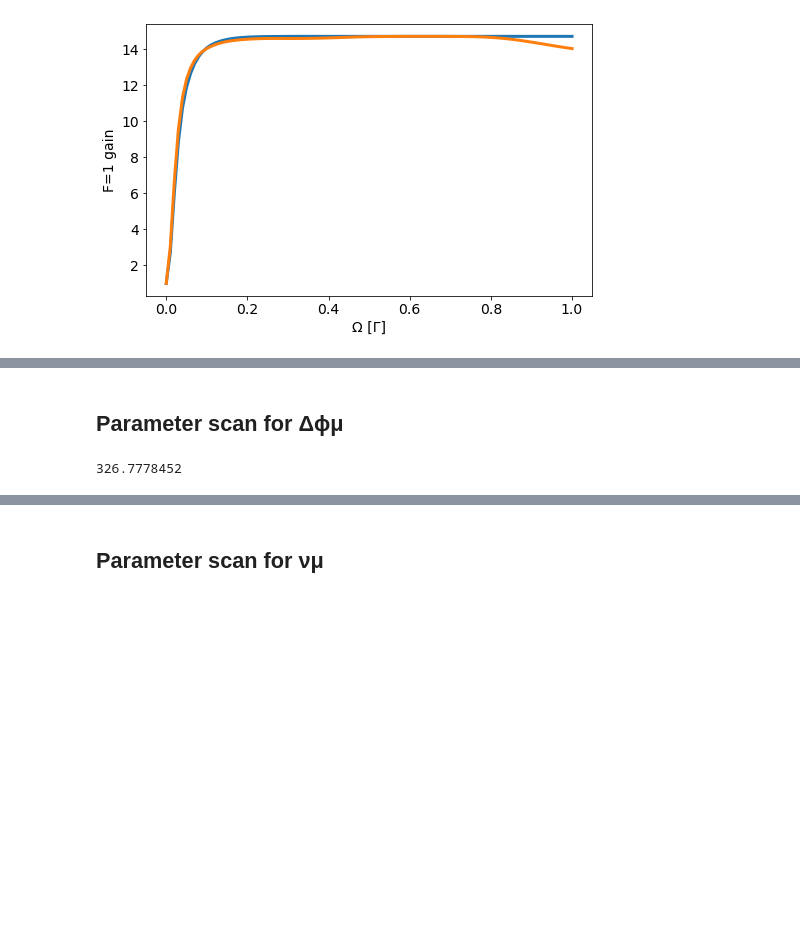
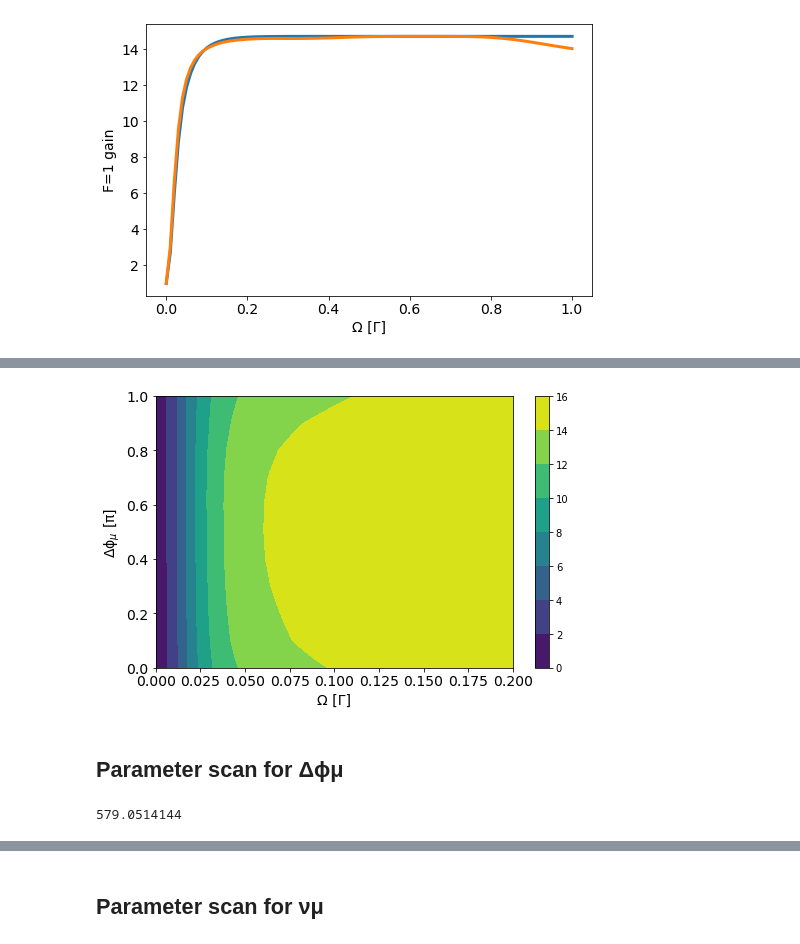
Before and after one commit to ograsdijk/optical-bloch, a Jupyter notebook: with microwaves/P2 F2 RC.ipynb, the cells around one changed output, grey strips where cells are left out. Cells and saved outputs as stored; diff of their text form; code cells hidden in the pictures; blank space fills up the shorter version.

```diff
--- a/with microwaves/P2 F2 RC.ipynb
+++ b/with microwaves/P2 F2 RC.ipynb
@@ -940,3 +954,20 @@ set_fontsize(ax, 14)
+# %%
+gain = results_Ω_no_νplaser_Δϕμ[:,1:4].sum(axis = 1)/np.diag(ρ_ini.real)[1:4].sum()
+
+fig, ax = plt.subplots(figsize = (8,5))
+
+tcf = ax.tricontourf(params[:,0]/Γ, params[:,1]/np.pi, gain)
+# tcf = ax.tripcolor(params[:,0]/Γ, params[:,1]/np.pi, gain, shading = 'gouraud')
+# ax.tricontour(params[:,0]/Γ, params[:,1]/np.pi, gain, colors = 'k', alpha = 0.2)
+
+fig.colorbar(tcf)
+
+ax.set_xlabel('Ω [Γ]')
+ax.set_ylabel(r'Δϕ$_μ$ [π]')
+
+set_fontsize(ax, 14)
+# %% [output]
+[figure, added]
 # %% [markdown]
 ## Parameter scan for Δϕμ
 # %%
@@ -977,11 +1008,11 @@ ens_prob = EnsembleProblem(prob, prob_func = prob_func, output_func = output_fun
 Main.eval("""
 @time sim = solve(ens_prob, Tsit5(), EnsembleDistributed(), save_start = true, save_end = true,
             save_everystep = true; trajectories = size(params)[1], dt = 1e-9, adaptive=true,
-            abstol = 1e-7, reltol = 1e-4)
+            abstol = 1e-7, reltol = 1e-4, progress = true, progress_steps = 1)
 sim.elapsedTime
 """)
 # %% [output]
-326.7778452
+579.0514144
 # %%
 results_Δϕμ = np.array(Main.eval("sim.u"))
 # %%
```
Also changed, not shown: parts of 20 cells of this notebook.
